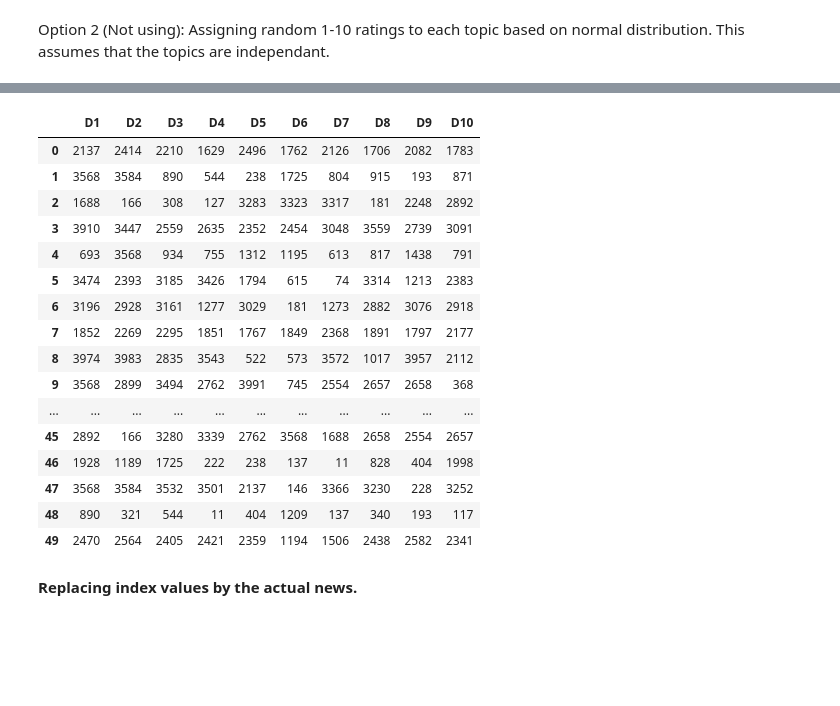
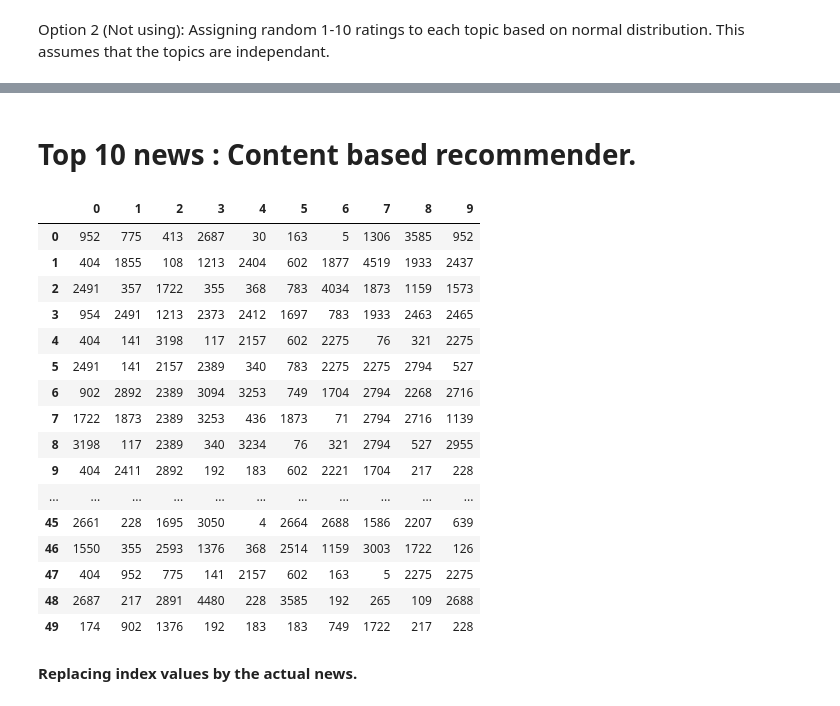
Before and after one commit to sarvesh237/News-Recom, a Jupyter notebook: NewsRecommenderAssignment.ipynb, the cells around one changed output, grey strips where cells are left out. Saved outputs shown, nothing was run; the diff lists cells and outputs as text; code cells hidden in the pictures; blank space fills up the shorter version.

```diff
--- a/NewsRecommenderAssignment.ipynb
+++ b/NewsRecommenderAssignment.ipynb
@@ -307,0 +296,3 @@ display(topic_df_2[l])
+# %%
+cos_sim = pd.DataFrame(cosine_similarity(topic_df.iloc[:, :-1]))
+cos_sim
@@ -377,0 +362,12 @@ result.T
+# %%
+rank_matrix = result.rank().T/4593*10
+rank_matrix = rank_matrix.round(0).astype(int)
+rank_matrix.columns =np.linspace(0,4593,4594).astype(int)
+
+#not every reader reads all news
+#remove random elements from the rank matrix
+for i in range(4594):
+  random_entries = np.random.randint(0,50,25)
+  rank_matrix.loc[random_entries,i] = "No rating"
+rank_matrix = rank_matrix.apply(pd.to_numeric, errors='coerce')
+rank_matrix
@@ -377,0 +395,3 @@ result.T
+# %%
+top_five = rank_matrix.apply(lambda s, n: pd.Series(s.nlargest(n).index), axis=1, n=5)
+top_five
@@ -378,25 +416,39 @@ result.T
+# %% [markdown]
+# **Top 10 news : Content based recommender.**
+# %%
+#best two similar docs for every doc
+best_two = cos_sim.apply(lambda s, n: pd.Series(s.nlargest(n).index), axis=1, n=3)
+best_two.columns =['0', '1','2']
+del best_two['0']
+best_two['combined']= best_two.values.tolist()
+best_two
+best_two_dict_1 = best_two['1'].to_dict()
+best_two_dict_2 = best_two['2'].to_dict()
 # %%
-selected_docs = result.T.apply(lambda s, n: pd.Series(s.nlargest(n).index), axis=1, n=10)
-selected_docs.columns =['D1', 'D2', 'D3', 'D4', 'D5','D6','D7','D8','D9','D10']
-selected_docs
+selected_docs_1 = top_five.replace(best_two_dict_1)
+selected_docs_2 = top_five.replace(best_two_dict_2)
+selected_docs = pd.concat([selected_docs_1,selected_docs_2],axis=1,ignore_index=True)
+#selected_docs = result.T.apply(lambda s, n: pd.Series(s.nlargest(n).index), axis=1, n=10)
+#selected_docs.columns =['D1', 'D2', 'D3', 'D4', 'D5','D6','D7','D8','D9','D10']
+display(selected_docs)
 # %% [output]
-|  | D1 | D2 | D3 | D4 | D5 | D6 | D7 | D8 | D9 | D10 |
-| 0 | 2137 | 2414 | 2210 | 1629 | 2496 | 1762 | 2126 | 1706 | 2082 | 1783 |
-| 1 | 3568 | 3584 | 890 | 544 | 238 | 1725 | 804 | 915 | 193 | 871 |
-| 2 | 1688 | 166 | 308 | 127 | 3283 | 3323 | 3317 | 181 | 2248 | 2892 |
-| 3 | 3910 | 3447 | 2559 | 2635 | 2352 | 2454 | 3048 | 3559 | 2739 | 3091 |
-| 4 | 693 | 3568 | 934 | 755 | 1312 | 1195 | 613 | 817 | 1438 | 791 |
-| 5 | 3474 | 2393 | 3185 | 3426 | 1794 | 615 | 74 | 3314 | 1213 | 2383 |
-| 6 | 3196 | 2928 | 3161 | 1277 | 3029 | 181 | 1273 | 2882 | 3076 | 2918 |
-| 7 | 1852 | 2269 | 2295 | 1851 | 1767 | 1849 | 2368 | 1891 | 1797 | 2177 |
-| 8 | 3974 | 3983 | 2835 | 3543 | 522 | 573 | 3572 | 1017 | 3957 | 2112 |
-| 9 | 3568 | 2899 | 3494 | 2762 | 3991 | 745 | 2554 | 2657 | 2658 | 368 |
+|  | 0 | 1 | 2 | 3 | 4 | 5 | 6 | 7 | 8 | 9 |
+| 0 | 952 | 775 | 413 | 2687 | 30 | 163 | 5 | 1306 | 3585 | 952 |
+| 1 | 404 | 1855 | 108 | 1213 | 2404 | 602 | 1877 | 4519 | 1933 | 2437 |
+| 2 | 2491 | 357 | 1722 | 355 | 368 | 783 | 4034 | 1873 | 1159 | 1573 |
+| 3 | 954 | 2491 | 1213 | 2373 | 2412 | 1697 | 783 | 1933 | 2463 | 2465 |
+| 4 | 404 | 141 | 3198 | 117 | 2157 | 602 | 2275 | 76 | 321 | 2275 |
+| 5 | 2491 | 141 | 2157 | 2389 | 340 | 783 | 2275 | 2275 | 2794 | 527 |
+| 6 | 902 | 2892 | 2389 | 3094 | 3253 | 749 | 1704 | 2794 | 2268 | 2716 |
+| 7 | 1722 | 1873 | 2389 | 3253 | 436 | 1873 | 71 | 2794 | 2716 | 1139 |
+| 8 | 3198 | 117 | 2389 | 340 | 3234 | 76 | 321 | 2794 | 527 | 2955 |
+| 9 | 404 | 2411 | 2892 | 192 | 183 | 602 | 2221 | 1704 | 217 | 228 |
 | ... | ... | ... | ... | ... | ... | ... | ... | ... | ... | ... |
-| 45 | 2892 | 166 | 3280 | 3339 | 2762 | 3568 | 1688 | 2658 | 2554 | 2657 |
-| 46 | 1928 | 1189 | 1725 | 222 | 238 | 137 | 11 | 828 | 404 | 1998 |
-| 47 | 3568 | 3584 | 3532 | 3501 | 2137 | 146 | 3366 | 3230 | 228 | 3252 |
-| 48 | 890 | 321 | 544 | 11 | 404 | 1209 | 137 | 340 | 193 | 117 |
-| 49 | 2470 | 2564 | 2405 | 2421 | 2359 | 1194 | 1506 | 2438 | 2582 | 2341 |
+| 45 | 2661 | 228 | 1695 | 3050 | 4 | 2664 | 2688 | 1586 | 2207 | 639 |
+| 46 | 1550 | 355 | 2593 | 1376 | 368 | 2514 | 1159 | 3003 | 1722 | 126 |
+| 47 | 404 | 952 | 775 | 141 | 2157 | 602 | 163 | 5 | 2275 | 2275 |
+| 48 | 2687 | 217 | 2891 | 4480 | 228 | 3585 | 192 | 265 | 109 | 2688 |
+| 49 | 174 | 902 | 1376 | 192 | 183 | 183 | 749 | 1722 | 217 | 228 |
 # %% [markdown]
 **Replacing index values by the actual news.**
 # %%
```
Also changed, not shown: parts of 33 cells of this notebook.
